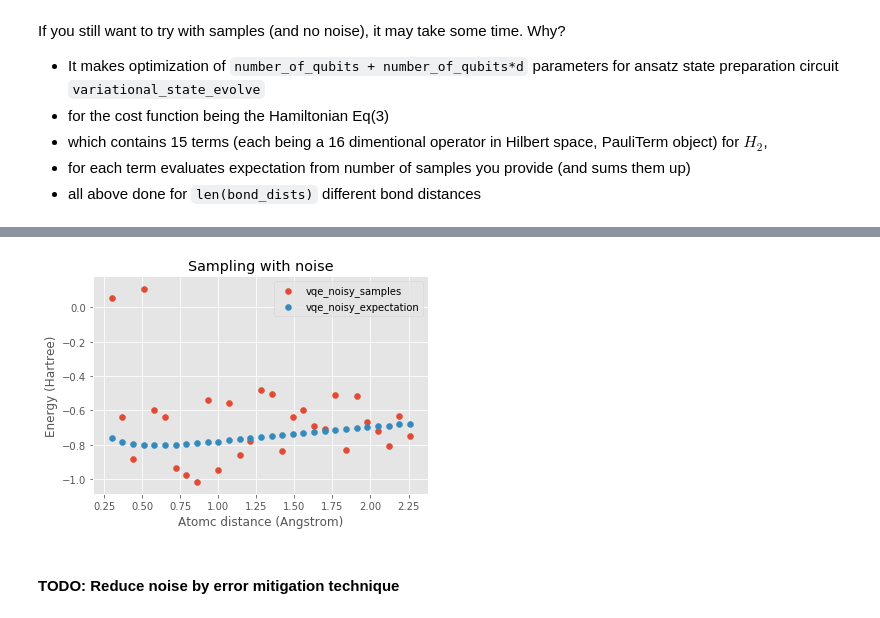
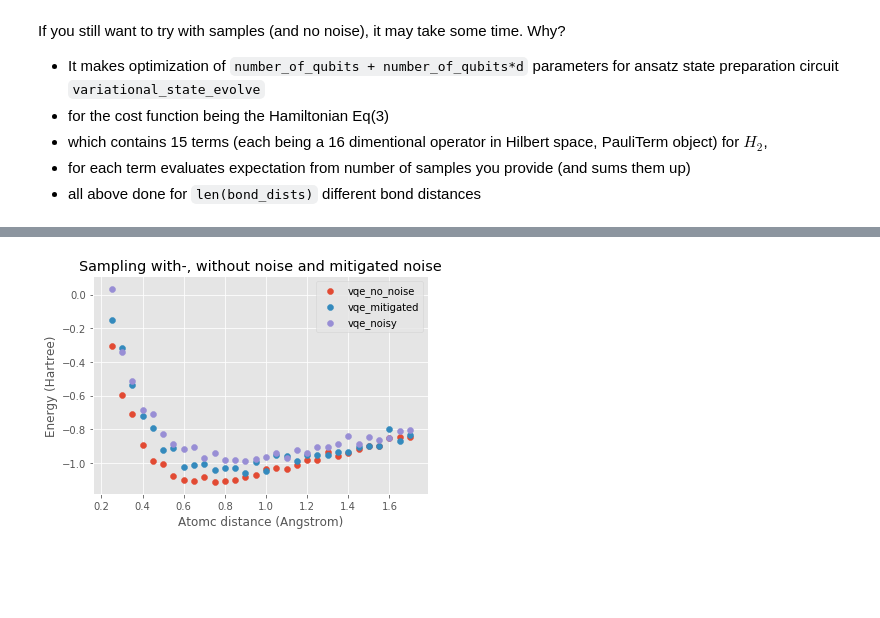
Before and after one commit to gate42qc/Tutorials, a Jupyter notebook: VQE/VQE_for_hydrogen_molecule_energy.ipynb, the cells around one changed output, grey strips where cells are left out. Cells and saved outputs as stored; diff of their text form; code cells hidden in the pictures; blank space fills up the shorter version.

```diff
--- a/VQE/VQE_for_hydrogen_molecule_energy.ipynb
+++ b/VQE/VQE_for_hydrogen_molecule_energy.ipynb
@@ -266,0 +379,2 @@ noisy_meas_qvm = api.QVMConnection(measurement_noise=meas_channel)
+# %%
+noisy_energies = [res.fun for res in noisy_results]
@@ -267,2 +391,2 @@ noisy_meas_qvm = api.QVMConnection(measurement_noise=meas_channel)
 # %%
-inst_noise = VQE(minimizer=minimize, minimizer_kwargs={'method': 'COBYLA'}) # 'BFGS'
+inst_noisy_em = VQE(minimizer=minimize, minimizer_kwargs={'method': 'COBYLA'}) # 'BFGS'
@@ -271,13 +393,13 @@ Running the below code will take long time (hours).
 # %%
-# Returns the optimal parameters and minimum expecation
 start = time.time()
 print("-------------------starting optimization---------------------")
 
 # the VQE result at each interatomic distance is stored results_sampl
-results_sampl = [inst_noise.vqe_run(variational_state_evolve, ham, initial_params=initial_parameters,
-                                    gate_noise=pauli_channel, measurement_noise=None,
-                                    jacobian=None, qc=noisy_qc, disp=None,
-                                    samples=10, return_all=False)
+results_EM = [inst_noisy_em.vqe_run(variational_state_evolve,
+                                 ham,
+                                 initial_params=initial_parameters,
+                                 qc=em_qc,
+                                 samples=10000)
                  for ham in hamiltonians]
 
 
@@ -316,13 +413,14 @@ mean_exps = [np.mean(expectations_th[i:i+29]) for i in range(29)]
+# %%
+EM_energies = [res.fun for res in results_EM]
 # %%
-plt.scatter(bond_dists, energies_sampl, label='vqe_noisy_samples')
-plt.scatter(bond_dists, mean_exps, label='vqe_noisy_expectation')
-plt.title('Sampling with noise')
+plt.scatter(bond_dists, energies_sampl, label='vqe_no_noise')
+plt.scatter(bond_dists, EM_energies, label='vqe_mitigated')
+plt.scatter(bond_dists, noisy_energies, label='vqe_noisy')
+plt.title('Sampling with-, without noise and mitigated noise')
 plt.xlabel('Atomc distance (Angstrom)')
 plt.ylabel('Energy (Hartree)')
 plt.legend(loc='upper right')
-plt.savefig('images/H2_energy_sam.png', format='png', dpi=1000)
+plt.savefig('images/H2_energies_all.png', format='png', dpi=1000)
 plt.show()
 # %% [output]
-[figure, old version]
+[figure, new version]
-# %% [markdown]
-#### TODO: Reduce noise by error mitigation technique
```
Also changed, not shown: parts of 40 cells of this notebook, 6 other files.
